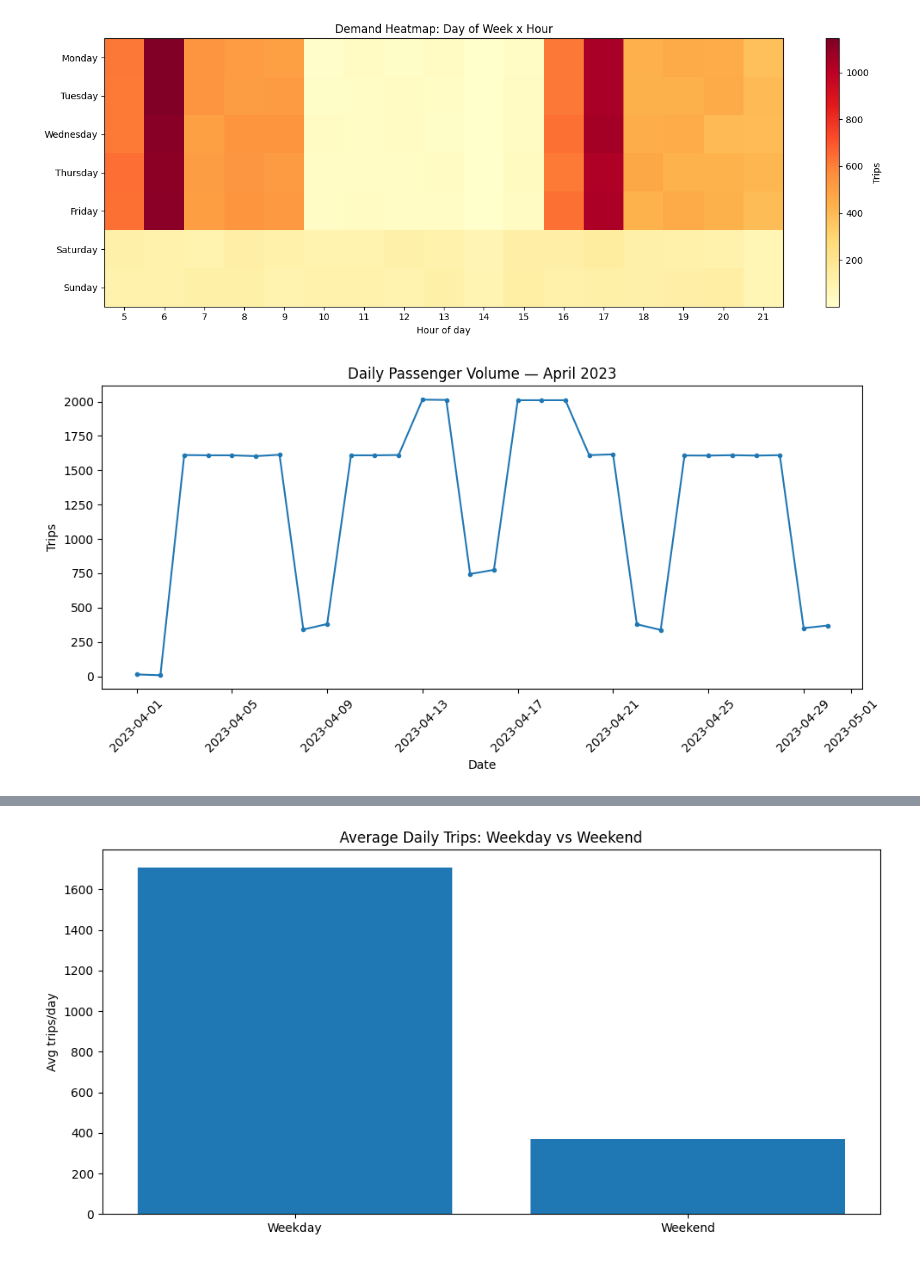
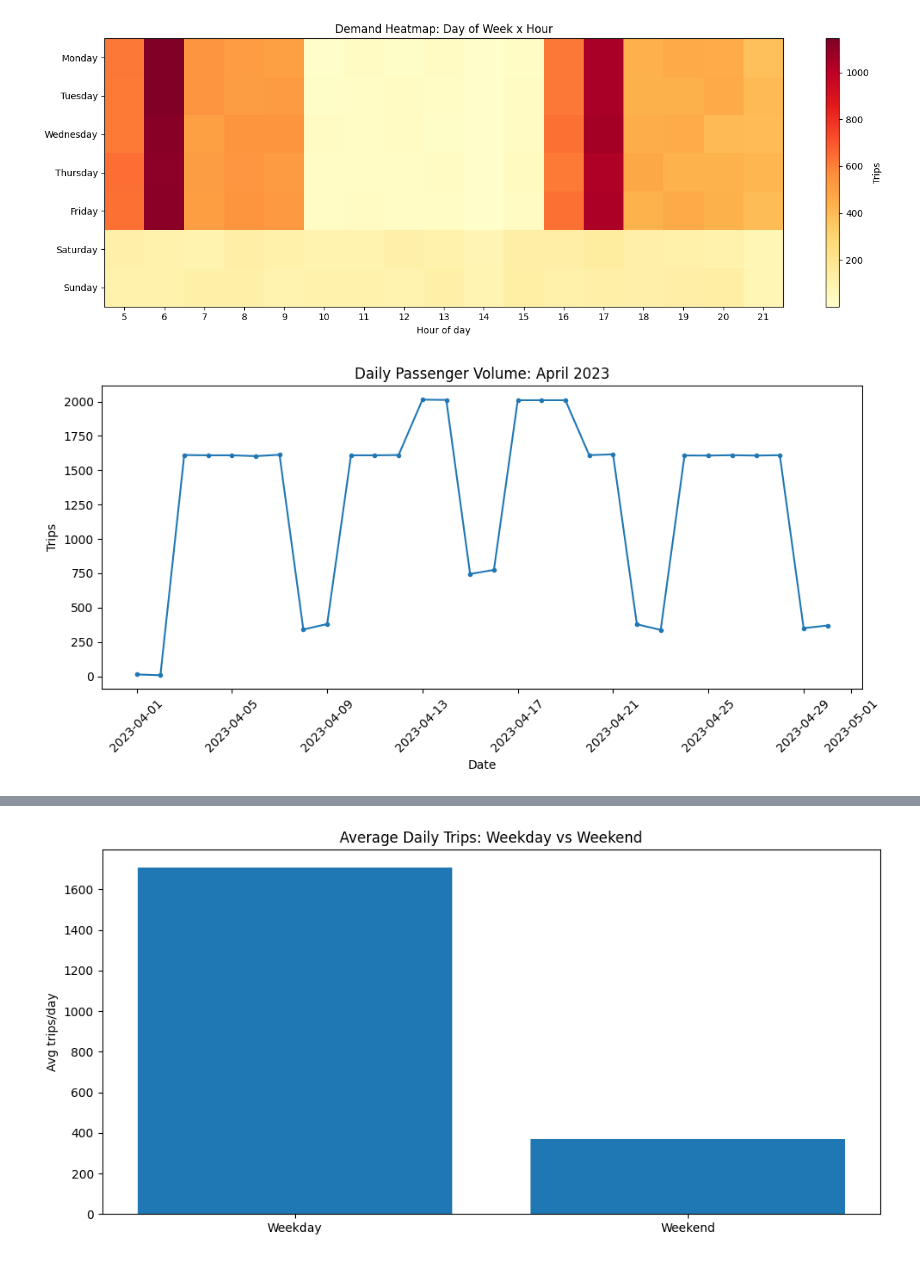
Before and after one commit to timothyevanheriawan-commits/transjakarta-analysis, a Jupyter notebook: transjakarta_analysis.ipynb, the cells around one changed output, grey strips where cells are left out. Saved outputs shown, nothing was run; the diff lists cells and outputs as text; code cells hidden in the pictures.

```diff
--- a/transjakarta_analysis.ipynb
+++ b/transjakarta_analysis.ipynb
@@ -211,16 +211,16 @@ plt.show()
 # %%
 # Q2: demand trend over the observed period (daily volume line chart)
 daily = df.groupby('tap_in_date').size().reset_index(name='n_trips')
 
 fig, ax = plt.subplots()
 ax.plot(daily['tap_in_date'], daily['n_trips'], marker='o', markersize=3)
-ax.set_title('Daily Passenger Volume — April 2023')
+ax.set_title('Daily Passenger Volume: April 2023')
 ax.set_ylabel('Trips'); ax.set_xlabel('Date')
 plt.xticks(rotation=45)
 plt.tight_layout()
 plt.show()
 # %% [output]
-[figure, old version]
+[figure, new version]
 # %%
 # Q3: corridors with demand concentration that may indicate capacity pressure (top-N + distribution shape)
 corridor_daily = df.groupby(['corridorName', 'tap_in_date']).size().reset_index(name='n_trips')
```
Also changed, not shown: parts of 5 cells of this notebook.
